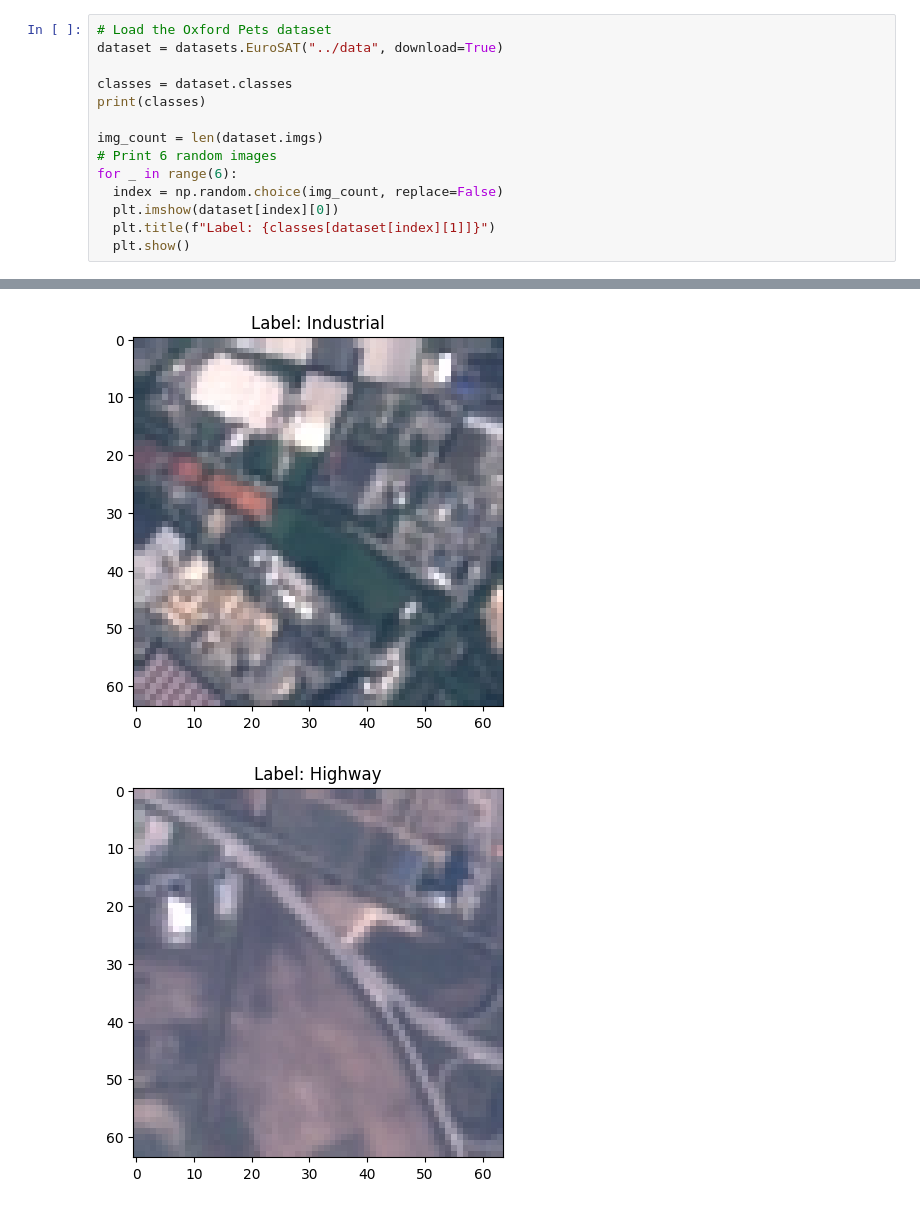
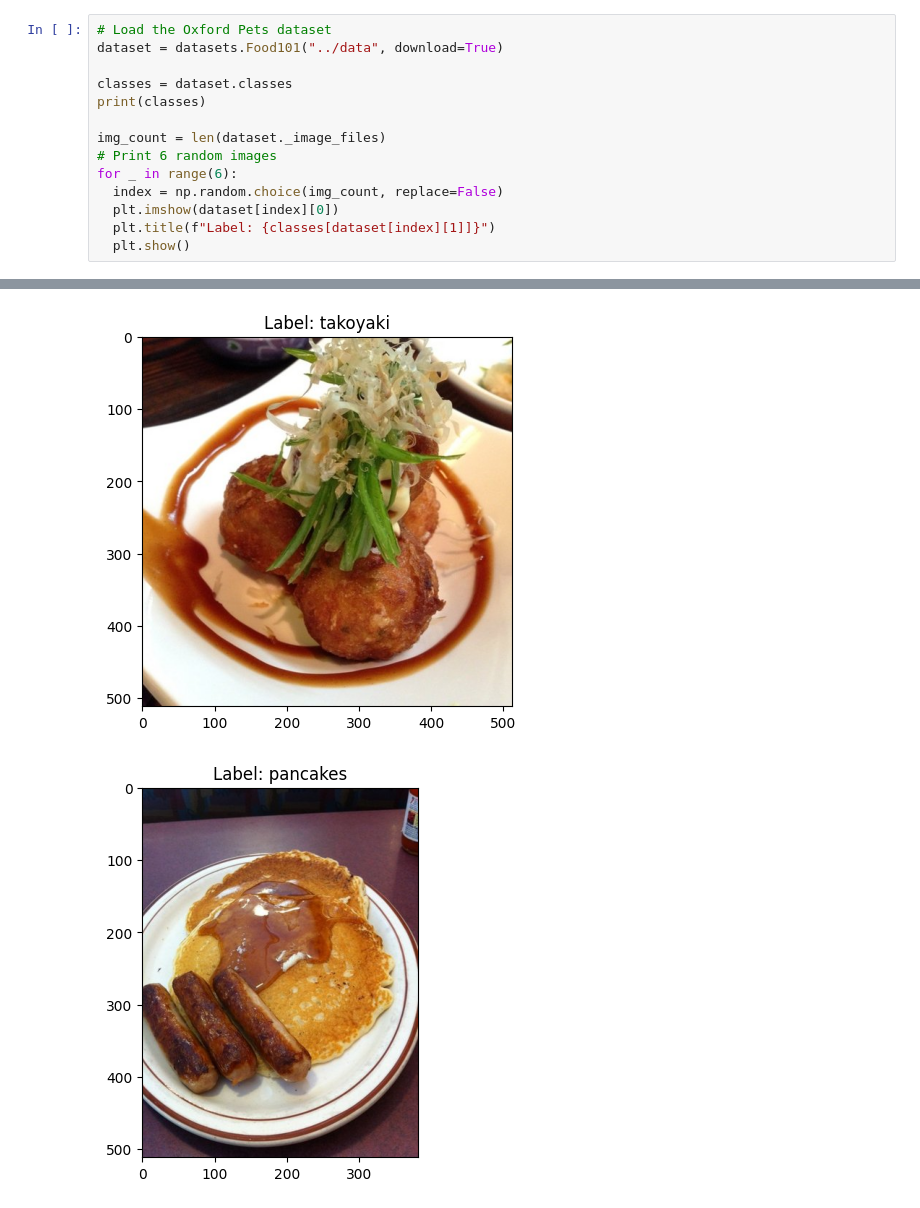
Before and after one commit to Safwan2547/Vision-Transformer-Project, a Jupyter notebook: notebooks/notebook.ipynb, the cells around one changed output, grey strips where cells are left out. Drawn from its saved outputs; the diff is of its cells as text.

```diff
--- a/notebooks/notebook.ipynb
+++ b/notebooks/notebook.ipynb
@@ -29,11 +30,11 @@ import matplotlib.pyplot as plt
 # %%
 # Load the Oxford Pets dataset
-dataset = datasets.EuroSAT("../data", download=True)
+dataset = datasets.Food101("../data", download=True)
 
 classes = dataset.classes
 print(classes)
 
-img_count = len(dataset.imgs)
+img_count = len(dataset._image_files)
 # Print 6 random images
 for _ in range(6):
   index = np.random.choice(img_count, replace=False)
@@ -45,2 +46,2 @@ for _ in range(6):
-[figure, old version]
+[figure, new version]
-[figure, old version]
+[figure, new version]
```
Also changed, not shown: parts of 9 cells of this notebook.
